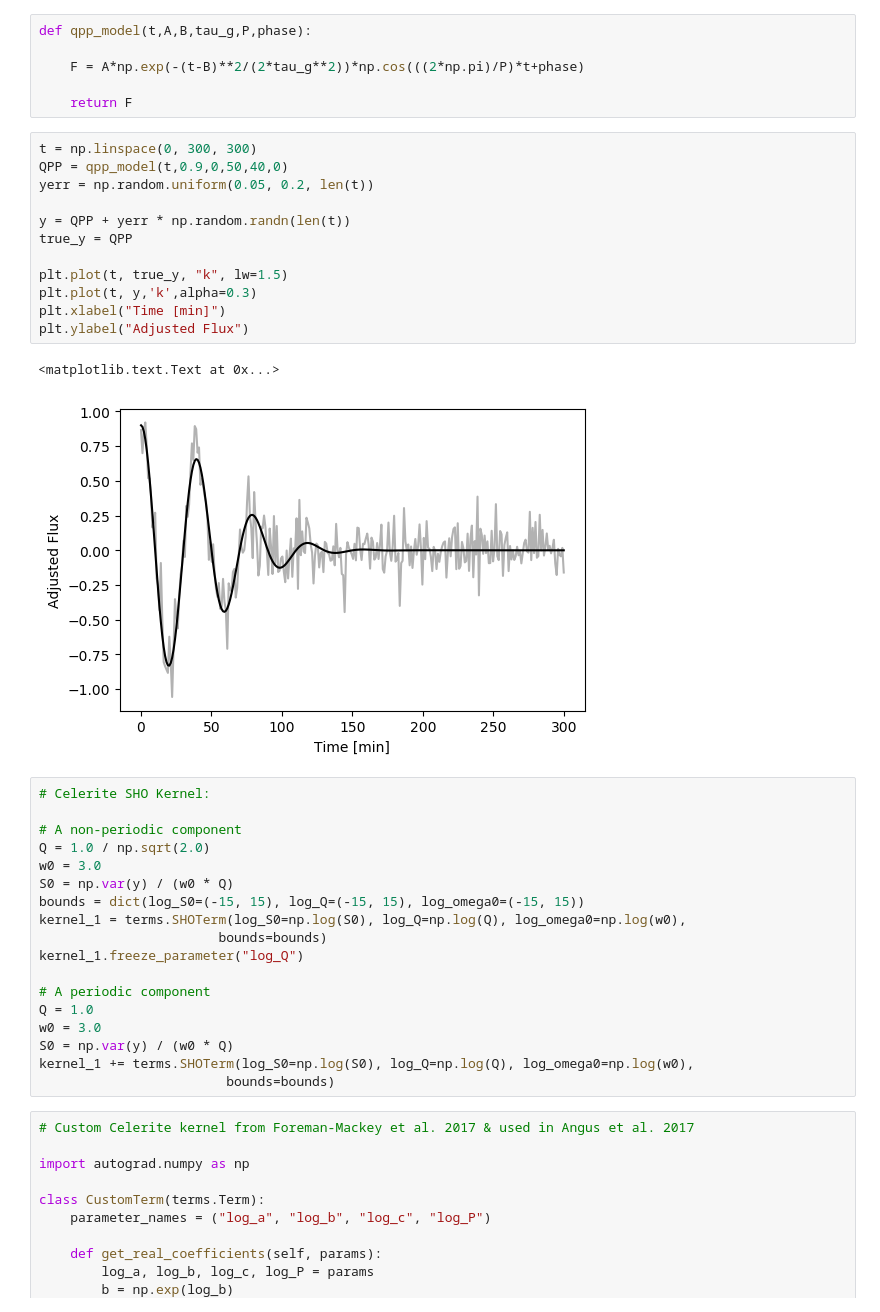
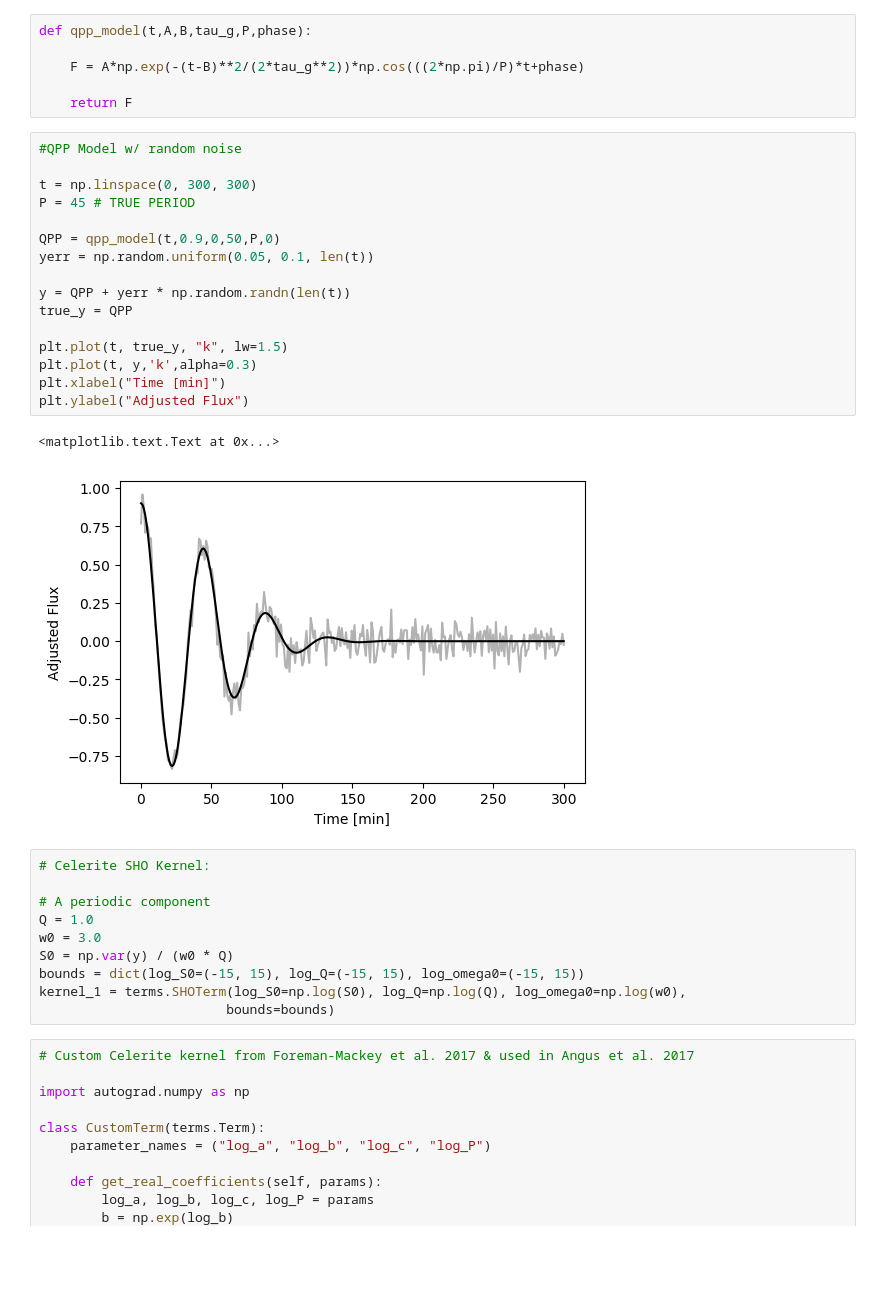
Before and after one commit to RileyWClarke/QPP-GP, a Jupyter notebook: QPP-GP.ipynb, the cells around one changed output. Cells and saved outputs as stored; diff of their text form; blank space fills up the shorter version.

Commit message:
Removed non-periodic term from kernel, added distribution of recovered periods, improved comments

```diff
--- a/QPP-GP.ipynb
+++ b/QPP-GP.ipynb
@@ -21,37 +23,33 @@ def qpp_model(t,A,B,tau_g,P,phase):
 
     return F
 # %%
+#QPP Model w/ random noise
+
 t = np.linspace(0, 300, 300)
-QPP = qpp_model(t,0.9,0,50,40,0)
-yerr = np.random.uniform(0.05, 0.2, len(t))
+P = 45 # TRUE PERIOD
+
+QPP = qpp_model(t,0.9,0,50,P,0)
+yerr = np.random.uniform(0.05, 0.1, len(t))
 
 y = QPP + yerr * np.random.randn(len(t))
 true_y = QPP
 
 plt.plot(t, true_y, "k", lw=1.5)
 plt.plot(t, y,'k',alpha=0.3)
 plt.xlabel("Time [min]")
 plt.ylabel("Adjusted Flux")
 # %% [output]
 <matplotlib.text.Text at 0x...>
-[figure, old version]
+[figure, new version]
 # %%
 # Celerite SHO Kernel:
-
-# A non-periodic component
-Q = 1.0 / np.sqrt(2.0)
-w0 = 3.0
-S0 = np.var(y) / (w0 * Q)
-bounds = dict(log_S0=(-15, 15), log_Q=(-15, 15), log_omega0=(-15, 15))
-kernel_1 = terms.SHOTerm(log_S0=np.log(S0), log_Q=np.log(Q), log_omega0=np.log(w0),
-                       bounds=bounds)
-kernel_1.freeze_parameter("log_Q")
 
 # A periodic component
 Q = 1.0
 w0 = 3.0
 S0 = np.var(y) / (w0 * Q)
-kernel_1 += terms.SHOTerm(log_S0=np.log(S0), log_Q=np.log(Q), log_omega0=np.log(w0),
+bounds = dict(log_S0=(-15, 15), log_Q=(-15, 15), log_omega0=(-15, 15))
+kernel_1 = terms.SHOTerm(log_S0=np.log(S0), log_Q=np.log(Q), log_omega0=np.log(w0),
                         bounds=bounds)
 # %%
 # Custom Celerite kernel from Foreman-Mackey et al. 2017 & used in Angus et al. 2017
```
Also changed, not shown: parts of 11 cells of this notebook.
